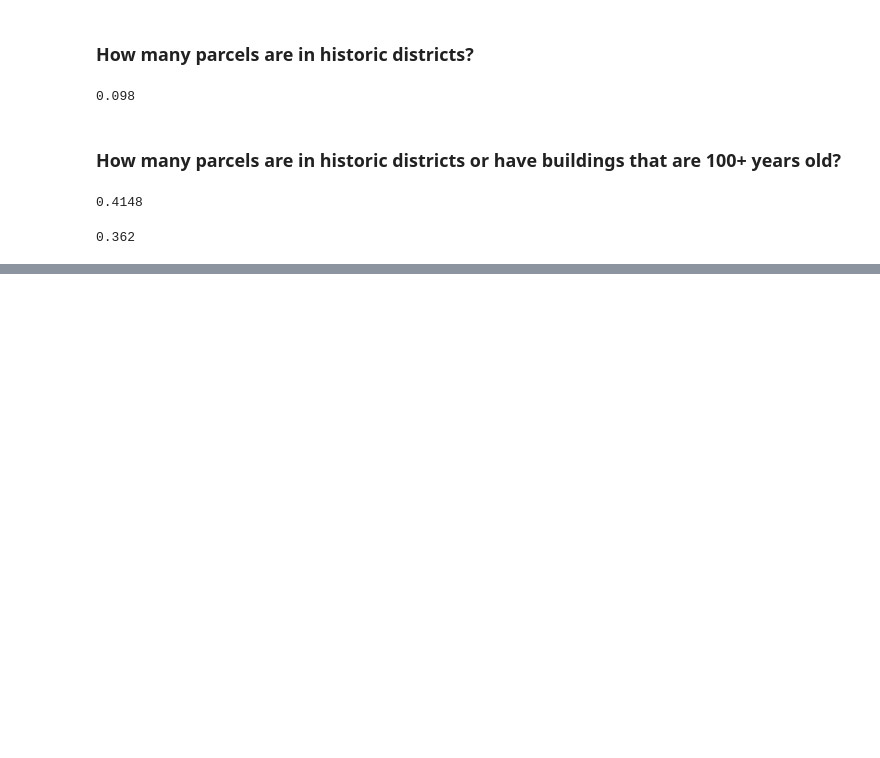
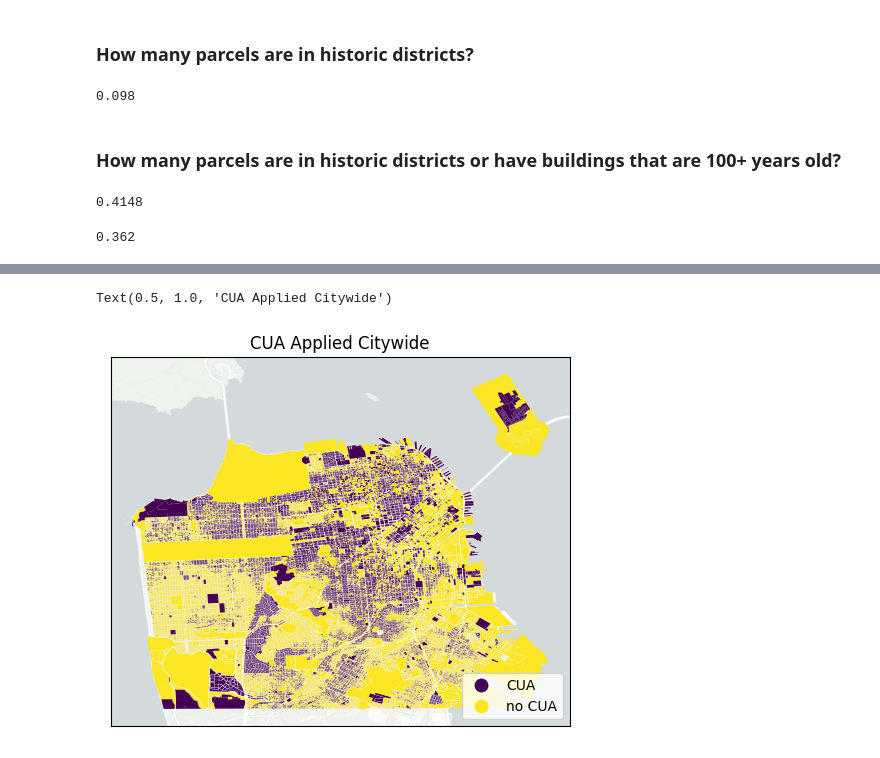
Before and after one commit to sdamerdji/mandelman, a Jupyter notebook: carveout.ipynb, the cells around one changed output, grey strips where cells are left out. Cells and saved outputs as stored; diff of their text form; code cells hidden in the pictures; blank space fills up the shorter version.

```diff
--- a/carveout.ipynb
+++ b/carveout.ipynb
@@ -77,0 +150,11 @@ full_df['is_historic'].mean().round(3)
+# %%
+ax = full_df_plot.plot(column='cua', cmap='viridis', legend=True, legend_kwds={'loc': 'lower right'})
+ctx.add_basemap(ax, crs=rz_df.crs,
+                source=ctx.providers.CartoDB.PositronNoLabels,
+                attribution=False)
+ax.set_yticks([])
+ax.set_xticks([])
+ax.set_title('CUA Applied Citywide')
+# %% [output]
+Text(0.5, 1.0, 'CUA Applied Citywide')
+[figure, added]
```
Also changed, not shown: parts of 23 cells of this notebook.
